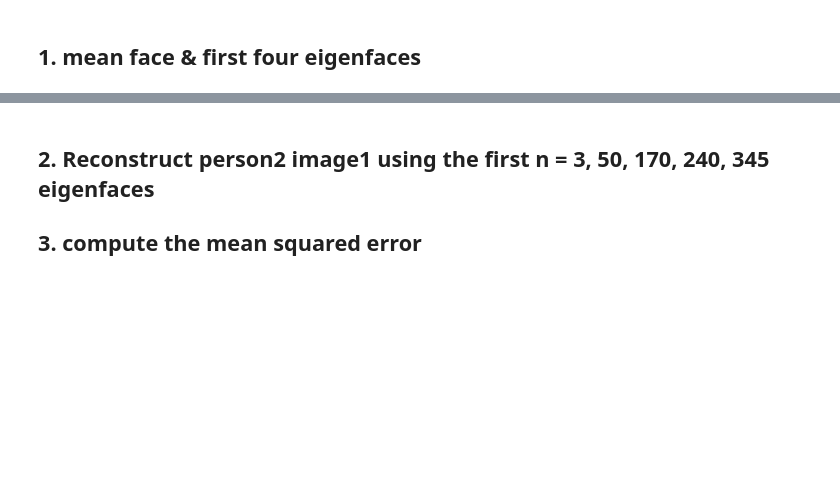
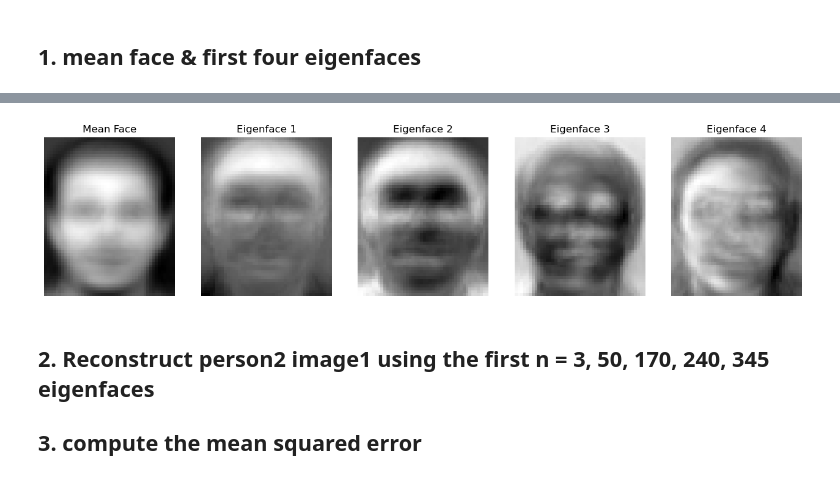
Before and after one commit to ML377-Mark/IMLP, a Jupyter notebook: Unit08/8.3_PCA_Face Recognition.ipynb, the cells around one changed output, grey strips where cells are left out. Drawn from its saved outputs; the diff is of its cells as text; code cells hidden in the pictures; blank space fills up the shorter version.

```diff
--- a/Unit08/8.3_PCA_Face Recognition.ipynb
+++ b/Unit08/8.3_PCA_Face Recognition.ipynb
@@ -15,11 +18,18 @@ X_train, X_test = [], []
 Y_train, Y_test = [], []
 for i in range(1,41):
     for j in range (1,10):
-        img = cv2.imread('data/{}_{}.png'.format(i,j), cv2,IMREAD_GRAYSCALE)
+        img = cv2.imread('data/{}_{}.png'.format(i,j), cv2.IMREAD_GRAYSCALE)
         X_train.append(img)
         Y_train.append(i)
-    img = cv2.imread('data/{}_10.png'.format(i), cv2,IMREAD_GRAYSCALE)
+    img = cv2.imread('data/{}_10.png'.format(i), cv2.IMREAD_GRAYSCALE)
     X_test.append(img)
     Y_test.append(i)
+
+X_train = np.array(X_train)
+X_test = np.array(X_test)
+Y_train = np.array(Y_train)
+Y_test = np.array(Y_test)
+print(X_train.shape, Y_train.shape)
+print(Y_test.shape, Y_test.shape)
 # %% [output]
 (360, 56, 46) (360,)
@@ -32,3 +39,22 @@ for i in range(1,41):
+# %%
+pca = PCA()
+pca.fit(X_train.reshape(len(Y_train), -1))
+
+plt.figure(figsize=(16,12))
+plt.subplot(1, 5, 1)
+plt.axis('off')
+plt.title("Mean Face")
+plt.imshow(pca.mean_.reshape(X_train[0].shape), cmap = 'gray')
+
+for i in range(4):
+    plt.subplot(1, 5, i+2)
+    plt.axis('off')
+    plt.title("Eigenface {}".format(i+1))
+    plt.imshow(pca.components_[i].reshape(X_train[0].shape), cmap = 'gray')
+
+plt.show()
+# %% [output]
+[figure, added]
 # %% [markdown]
 ## 2. Reconstruct person2 image1 using the first n = 3, 50, 170, 240, 345 eigenfaces
 ## 3. compute the mean squared error
```
Also changed, not shown: parts of 11 cells of this notebook.
